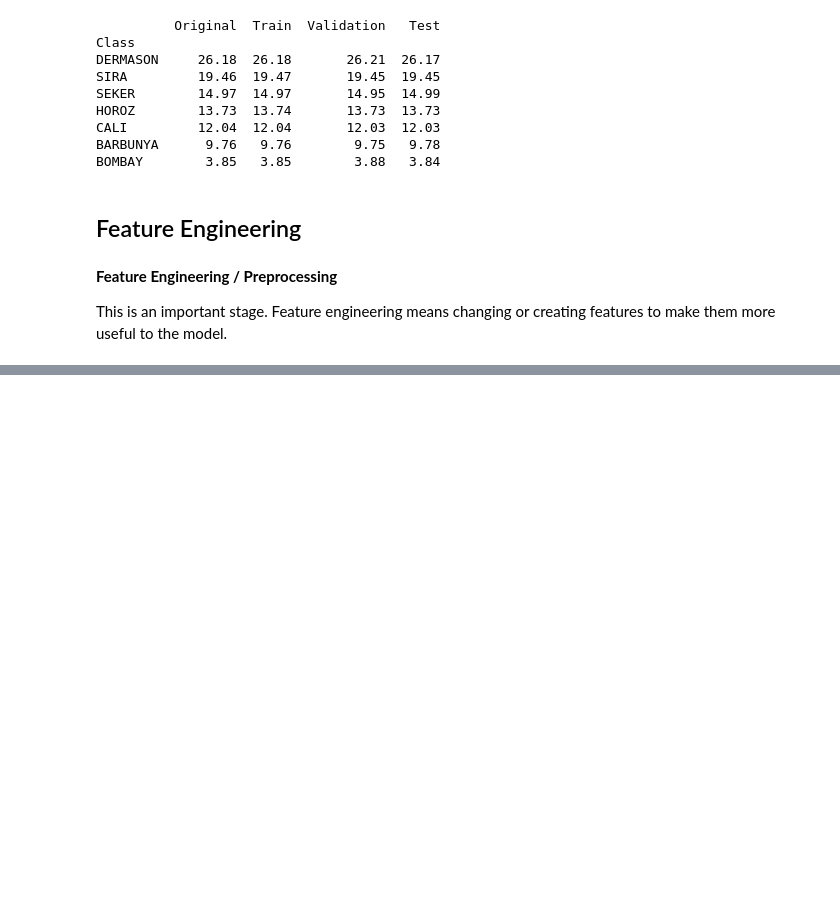
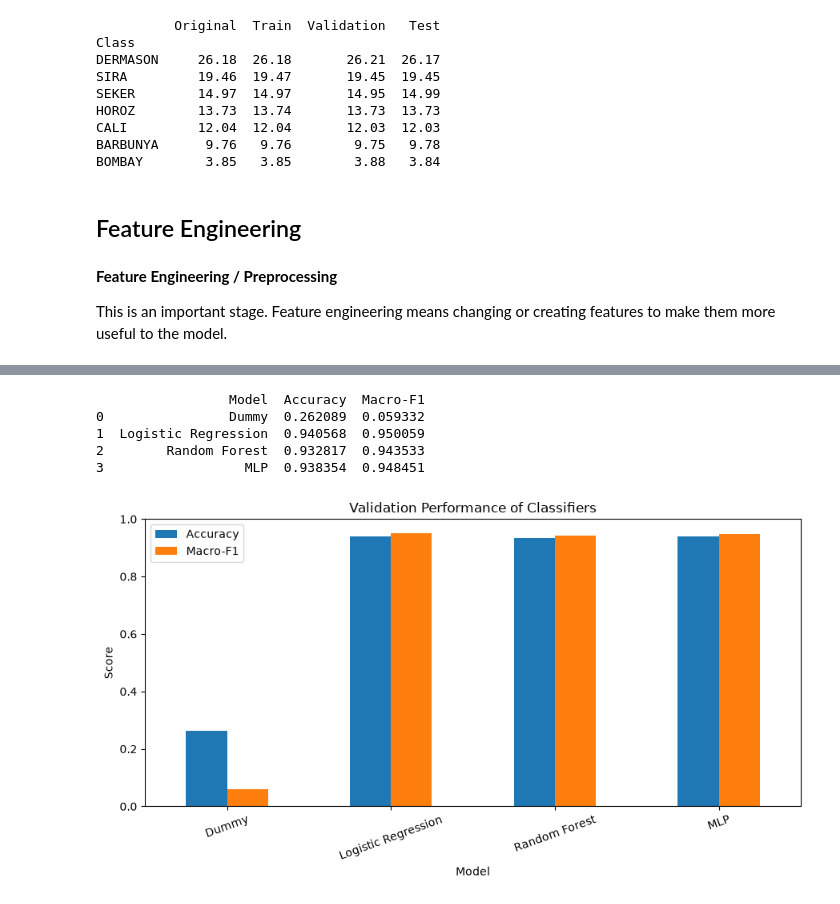
Before and after one commit to itskimheng/IAI_Lab_Intro_Assignment_1, a Jupyter notebook: main.ipynb, the cells around one changed output, grey strips where cells are left out. Cells and saved outputs as stored; diff of their text form; code cells hidden in the pictures; blank space fills up the shorter version.

```diff
--- a/main.ipynb
+++ b/main.ipynb
@@ -357,0 +638,51 @@ X_test_scaled = scaler.transform(X_test)
+# %%
+results = pd.DataFrame({
+    "Model": [
+        "Dummy",
+        "Logistic Regression",
+        "Random Forest",
+        "MLP"
+    ],
+
+    "Accuracy": [
+        dummy_acc,
+        logreg_acc,
+        rf_acc,
+        mlp_acc
+    ],
+
+    "Macro-F1": [
+        dummy_f1,
+        logreg_f1,
+        rf_f1,
+        mlp_f1
+    ]
+})
+
+print(results)
+# %% [output]
+                 Model  Accuracy  Macro-F1
+0                Dummy  0.262089  0.059332
+1  Logistic Regression  0.940568  0.950059
+2        Random Forest  0.932817  0.943533
+3                  MLP  0.938354  0.948451
+# %%
+results_plot = results.set_index("Model")
+
+results_plot[
+    ["Accuracy", "Macro-F1"]
+].plot(
+    kind="bar",
+    figsize=(9, 5)
+)
+
+plt.ylabel("Score")
+plt.title("Validation Performance of Classifiers")
+plt.ylim(0, 1)
+plt.xticks(rotation=20)
+plt.legend()
+plt.tight_layout()
+
+plt.show()
+# %% [output]
+[figure, added]
```
Also changed, not shown: parts of 45 cells of this notebook.
